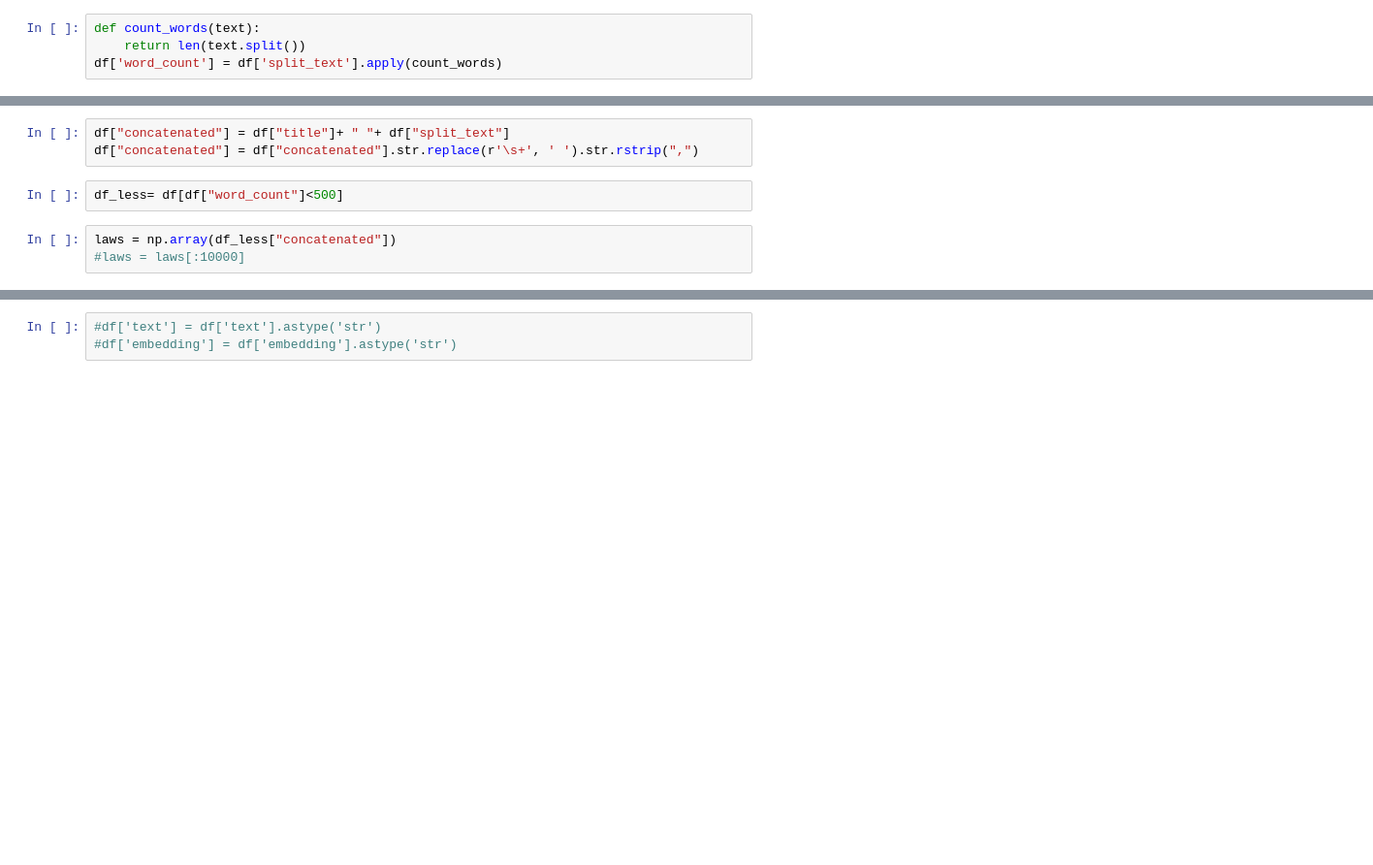
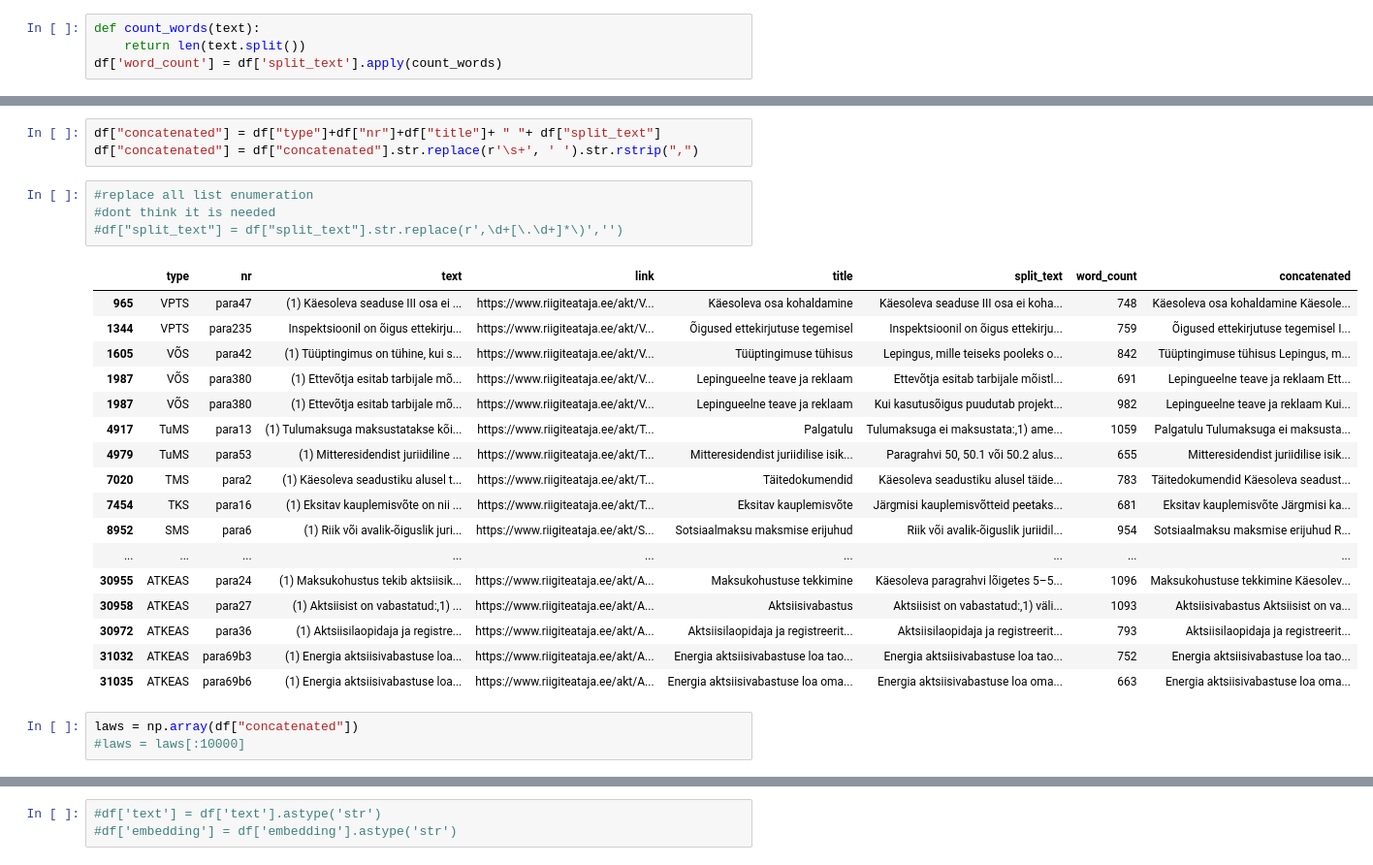
Before and after one commit to LonLoF/NN-Project, a Jupyter notebook: Testing.ipynb, the cells around one changed output, grey strips where cells are left out. Shown at 97% size. Drawn from its saved outputs; the diff is of its cells as text; blank space fills up the shorter version.

```diff
--- a/Testing.ipynb
+++ b/Testing.ipynb
@@ -67,8 +99,28 @@ EMBEDDING_MODEL = "text-embedding-ada-002"
 # %%
-df["concatenated"] = df["title"]+ " "+ df["split_text"]
+df["concatenated"] = df["type"]+df["nr"]+df["title"]+ " "+ df["split_text"]
 df["concatenated"] = df["concatenated"].str.replace(r'\s+', ' ').str.rstrip(",")
 # %%
-df_less= df[df["word_count"]<500]
+#replace all list enumeration
+#dont think it is needed
+#df["split_text"] = df["split_text"].str.replace(r',\d+[\.\d+]*\)','')
+# %% [output]
+|  | type | nr | text | link | title | split_text | word_count | concatenated |
+| 965 | VPTS | para47 | (1) Käesoleva seaduse III osa ei ... | https://www.riigiteataja.ee/akt/V... | Käesoleva osa kohaldamine | Käesoleva seaduse III osa ei koha... | 748 | Käesoleva osa kohaldamine Käesole... |
+| 1344 | VPTS | para235 | Inspektsioonil on õigus ettekirju... | https://www.riigiteataja.ee/akt/V... | Õigused ettekirjutuse tegemisel | Inspektsioonil on õigus ettekirju... | 759 | Õigused ettekirjutuse tegemisel I... |
+| 1605 | VÕS | para42 | (1) Tüüptingimus on tühine, kui s... | https://www.riigiteataja.ee/akt/V... | Tüüptingimuse tühisus | Lepingus, mille teiseks pooleks o... | 842 | Tüüptingimuse tühisus Lepingus, m... |
+| 1987 | VÕS | para380 | (1) Ettevõtja esitab tarbijale mõ... | https://www.riigiteataja.ee/akt/V... | Lepingueelne teave ja reklaam | Ettevõtja esitab tarbijale mõistl... | 691 | Lepingueelne teave ja reklaam Ett... |
+| 1987 | VÕS | para380 | (1) Ettevõtja esitab tarbijale mõ... | https://www.riigiteataja.ee/akt/V... | Lepingueelne teave ja reklaam | Kui kasutusõigus puudutab projekt... | 982 | Lepingueelne teave ja reklaam Kui... |
+| 4917 | TuMS | para13 | (1) Tulumaksuga maksustatakse kõi... | https://www.riigiteataja.ee/akt/T... | Palgatulu | Tulumaksuga ei maksustata:,1) ame... | 1059 | Palgatulu Tulumaksuga ei maksusta... |
+| 4979 | TuMS | para53 | (1) Mitteresidendist juriidiline ... | https://www.riigiteataja.ee/akt/T... | Mitteresidendist juriidilise isik... | Paragrahvi 50, 50.1 või 50.2 alus... | 655 | Mitteresidendist juriidilise isik... |
+| 7020 | TMS | para2 | (1) Käesoleva seadustiku alusel t... | https://www.riigiteataja.ee/akt/T... | Täitedokumendid | Käesoleva seadustiku alusel täide... | 783 | Täitedokumendid Käesoleva seadust... |
+| 7454 | TKS | para16 | (1) Eksitav kauplemisvõte on nii ... | https://www.riigiteataja.ee/akt/T... | Eksitav kauplemisvõte | Järgmisi kauplemisvõtteid peetaks... | 681 | Eksitav kauplemisvõte Järgmisi ka... |
+| 8952 | SMS | para6 | (1) Riik või avalik-õiguslik juri... | https://www.riigiteataja.ee/akt/S... | Sotsiaalmaksu maksmise erijuhud | Riik või avalik-õiguslik juriidil... | 954 | Sotsiaalmaksu maksmise erijuhud R... |
+| ... | ... | ... | ... | ... | ... | ... | ... | ... |
+| 30955 | ATKEAS | para24 | (1) Maksukohustus tekib aktsiisik... | https://www.riigiteataja.ee/akt/A... | Maksukohustuse tekkimine | Käesoleva paragrahvi lõigetes 5–5... | 1096 | Maksukohustuse tekkimine Käesolev... |
+| 30958 | ATKEAS | para27 | (1) Aktsiisist on vabastatud:,1) ... | https://www.riigiteataja.ee/akt/A... | Aktsiisivabastus | Aktsiisist on vabastatud:,1) väli... | 1093 | Aktsiisivabastus Aktsiisist on va... |
+| 30972 | ATKEAS | para36 | (1) Aktsiisilaopidaja ja registre... | https://www.riigiteataja.ee/akt/A... | Aktsiisilaopidaja ja registreerit... | Aktsiisilaopidaja ja registreerit... | 793 | Aktsiisilaopidaja ja registreerit... |
+| 31032 | ATKEAS | para69b3 | (1) Energia aktsiisivabastuse loa... | https://www.riigiteataja.ee/akt/A... | Energia aktsiisivabastuse loa tao... | Energia aktsiisivabastuse loa tao... | 752 | Energia aktsiisivabastuse loa tao... |
+| 31035 | ATKEAS | para69b6 | (1) Energia aktsiisivabastuse loa... | https://www.riigiteataja.ee/akt/A... | Energia aktsiisivabastuse loa oma... | Energia aktsiisivabastuse loa oma... | 663 | Energia aktsiisivabastuse loa oma... |
 # %%
-laws = np.array(df_less["concatenated"])
+laws = np.array(df["concatenated"])
 #laws = laws[:10000]
```
Also changed, not shown: parts of 20 cells of this notebook.
